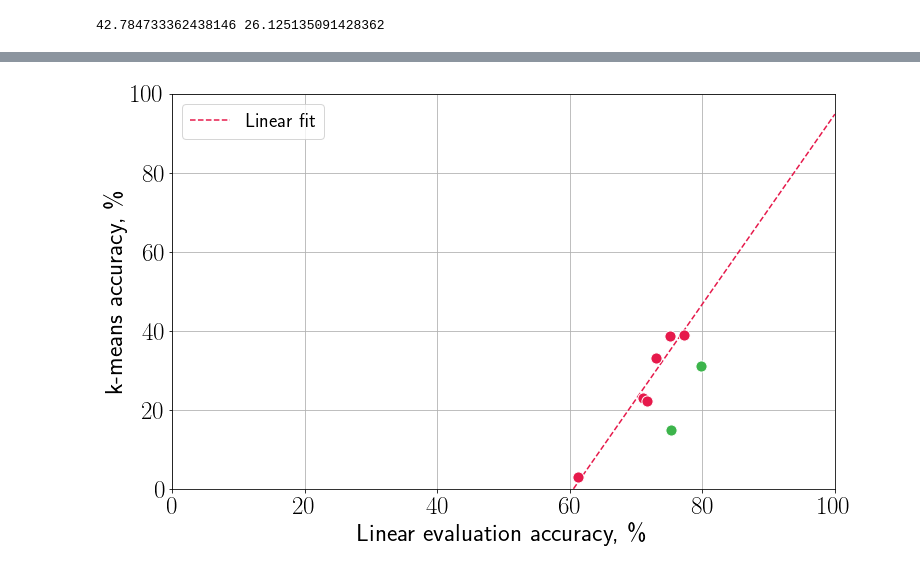
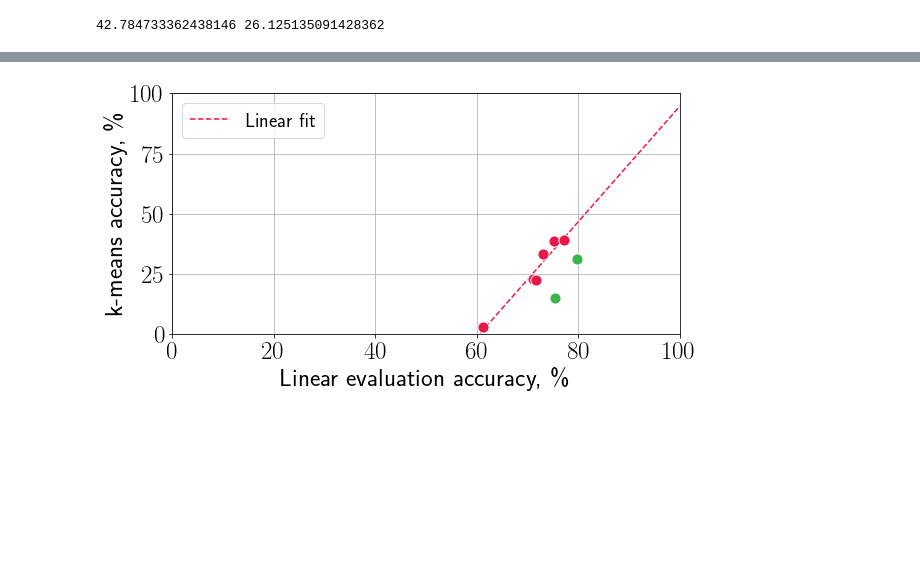
Before and after one commit to Randl/kmeans_selfsuper, a Jupyter notebook: plots.ipynb, the cells around one changed output, grey strips where cells are left out. Saved outputs shown, nothing was run; the diff lists cells and outputs as text; code cells hidden in the pictures; blank space fills up the shorter version.

```diff
--- a/plots.ipynb
+++ b/plots.ipynb
@@ -13,7 +13,7 @@ MEDIUM_SIZE = 18
 BIG_SIZE = 20
 BIGGER_SIZE = 25
 
-plt.rc('font', size=BIG_SIZE)  # controls default text sizes
+plt.rc('font', size=BIGGER_SIZE)  # controls default text sizes
 plt.rc('axes', titlesize=BIGGER_SIZE)  # fontsize of the axes title
 plt.rc('xtick', labelsize=BIGGER_SIZE)  # fontsize of the tick labels
 plt.rc('ytick', labelsize=BIGGER_SIZE)  # fontsize of the tick labels
@@ -235,27 +235,27 @@ Warnings:
 # %%
 
 
 # plot
-fig = plt.figure(figsize=(11, 7))
+fig = plt.figure(figsize=(9, 5))
 
 
 plt.scatter(lin_acc,k_means_acc,color=colors[0], marker='o', edgecolors='white', s=125, zorder=2)
 plt.scatter(lin_acc2,k_means_acc2,color=colors[1], marker='o', edgecolors='white', s=125, zorder=2)
 
 plt.plot(x1,y1,linestyle='dashed',color=colors[0],label='Linear fit', zorder=1)
 plt.legend()
 plt.grid()
 plt.xlabel('Linear evaluation accuracy, \%', fontsize=BIGGER_SIZE)
 plt.ylabel('k-means accuracy, \%', fontsize=BIGGER_SIZE)
 plt.xlim(0.,100.)
 plt.ylim(0,100.)
 fig.tight_layout()
 
 plt.legend()
 
 plt.savefig('lin_vs_uns.pdf')
 plt.show()
 # %% [output]
-[figure, old version]
+[figure, new version]
 # %%
 # plot
```
Also changed, not shown: parts of 5 cells of this notebook, 2 other files.
